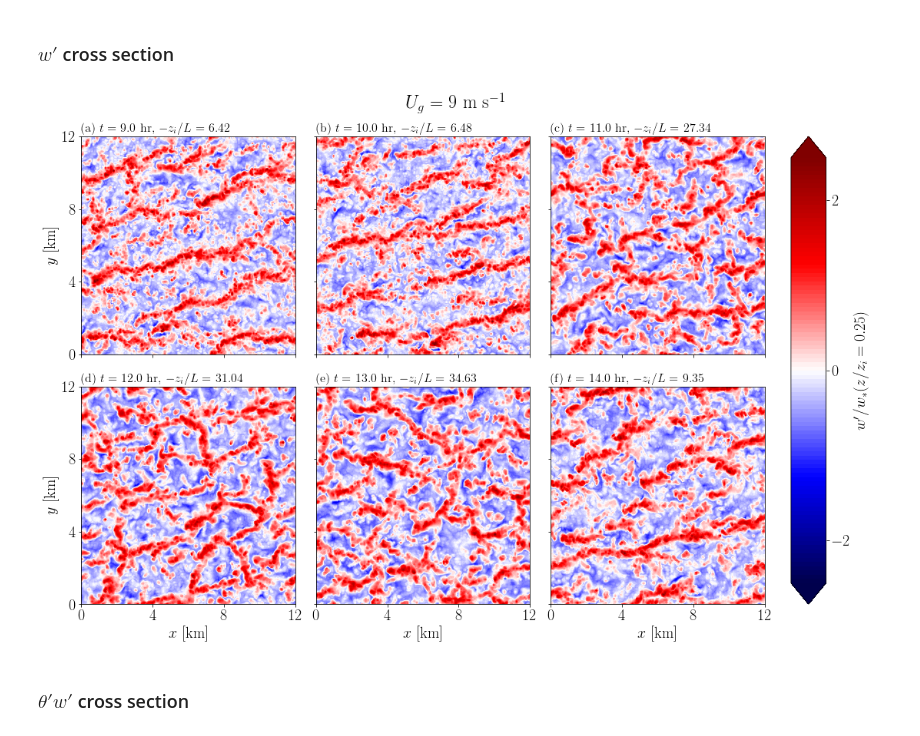
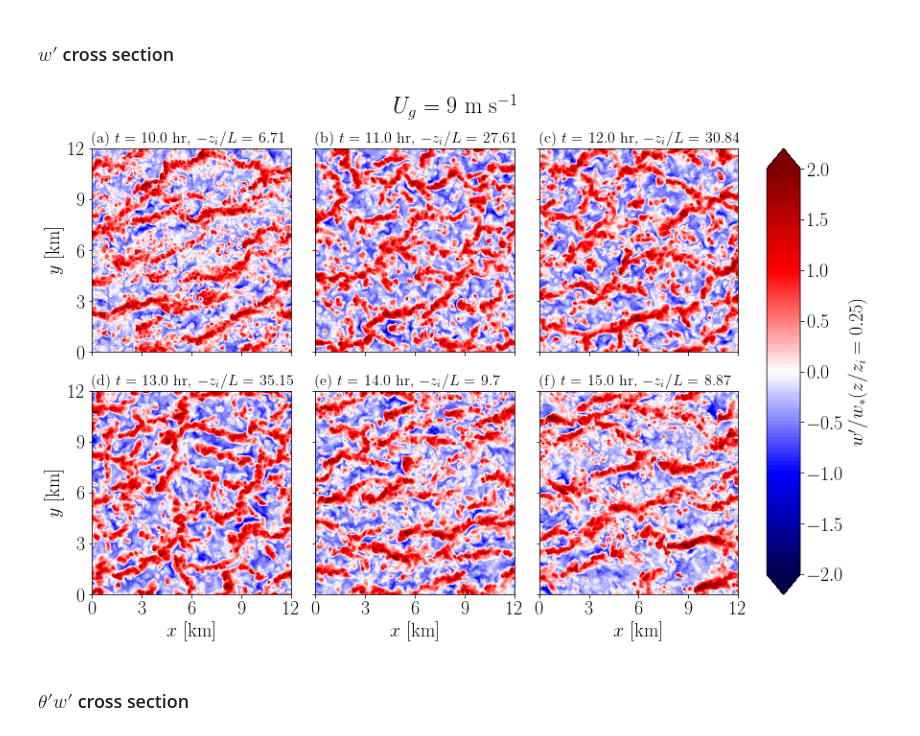
Before and after one commit to Salesky-ABL/ABL_Transition, a Jupyter notebook: plotting/plot_inst.ipynb, the cells around one changed output. Saved outputs shown, nothing was run; the diff lists cells and outputs as text; code cells hidden in the pictures.

```diff
--- a/plotting/plot_inst.ipynb
+++ b/plotting/plot_inst.ipynb
@@ -25,7 +24,7 @@ from matplotlib.ticker import MultipleLocator
 ## Loading in data
 # %%
 # directory for netCDF simulation output
-dnc = "/share/temp/rfrost/simnc/"
+dnc = "/home/rfrost/simulations/nc/"
 # list of simulations to loop over
 sims = ["full_step_9"]
 # directory for figures to be saved
@@ -43,7 +42,7 @@ dt = 1000
 delta_t = 0.05
 
 # timesteps to be analyzed in hours
-tload = np.arange(9, 16, 1)
+tload = np.arange(10, 16, 1)
 # %%
 # empty list to construct paths and store
 dnc_all = []
@@ -135,17 +134,15 @@ cmap2 = seaborn.color_palette("cubehelix_r", as_cmap=True)
 # %% [markdown]
 ### $w'$ cross section
 # %%
-# loop over sims and plot for z = 100 m
-# jz = abs(d1.z - 100.0).argmin()
 # sim to plot
 sim = 0
 # make 6-panel plot
 fig4, ax = plt.subplots(nrows=2, ncols=3, sharex=True, sharey=True,
-                        constrained_layout=True, figsize=(15, 10))
+                        constrained_layout=True, figsize=(12, 8))
 # keep track of cfaxis handles
 cfax1 = []
 # define cbar range
-levelw = np.linspace(-2.5, 2.5, 101)
+levelw = np.linspace(-2, 2, 101)
 # loop over timesteps and plot in each panel
 for jt, iax in enumerate(ax.flatten()):
     # calc z/zi
@@ -154,39 +151,38 @@ for jt, iax in enumerate(ax.flatten()):
     zzi = df_all[sim].z/df_all[sim].z[jzi]
     jz = abs(zzi - height).argmin()
     # contour
     cfax = iax.contourf(df_all[sim].x/1000, df_all[sim].y/1000, df_all[sim].w_pert.isel(time=jt, z=jz).T / df_all[sim].wstar.isel(time=jt),
                         levels=levelw, cmap=mpl.cm.seismic, extend="both")
     # keep cf handle
     cfax1.append(cfax)
     # cb = fig1.colorbar(cfax, ax=iax, location="right")
 # one big colorbar on the right
-cb = fig4.colorbar(cfax1[0], ax=ax[:,-1], location="right", ticks=MultipleLocator(2))
+cb = fig4.colorbar(cfax1[0], ax=ax[:,-1], location="right", ticks=MultipleLocator(0.5))
 # cb label
 cb.ax.set_ylabel(f"$ w' / w_*  (z/z_i={height})$")# [m s$^{{{-1}}}$]")
 # axis limits
 ax[0,0].set_xlim(0, 12)
 ax[0,0].set_ylim(0, 12)
 # axis ticks
-ax[0,0].xaxis.set_major_locator(MultipleLocator(4))
-ax[0,0].yaxis.set_major_locator(MultipleLocator(4))
+ax[0,0].xaxis.set_major_locator(MultipleLocator(3))
+ax[0,0].yaxis.set_major_locator(MultipleLocator(3))
 # axis labels
 for iax in ax[:,0]:
     iax.set_ylabel("$y$ [km]")
 for iax in ax[1,:]:
     iax.set_xlabel("$x$ [km]")
 # figure titles
 for jt, (iax, lab) in enumerate(zip(ax.flatten(), list("abcdef"))):
         iax.set_title(f"({lab}) $t =$ {df_all[sim].time[jt].values.round(2)} hr, $-z_i / L$ = {df_all[sim].zi_L.isel(time=jt).values.round(2)}", fontsize=16, loc="left")
 # plot title
 fig4.suptitle("$U_g$ = 9 m s$^{-1}$")
 # plt.suptitle(f"$U_g$ = {ug[sim]} [m s$^{{{-1}}}$]")
 # save figure
 # fsave = f"{figdir}agu1_w_zzi_6panel.png"
 # fig1.savefig(fsave, dpi=900)
-plt.show(fig4)
-plt.close(fig4)
+plt.show()
 # %% [output]
-[figure, old version]
+[figure, new version]
 # %% [markdown]
 ### $\theta ' w'$ cross section
 # %%
```
Also changed, not shown: parts of 2 cells of this notebook, 6 other files.
